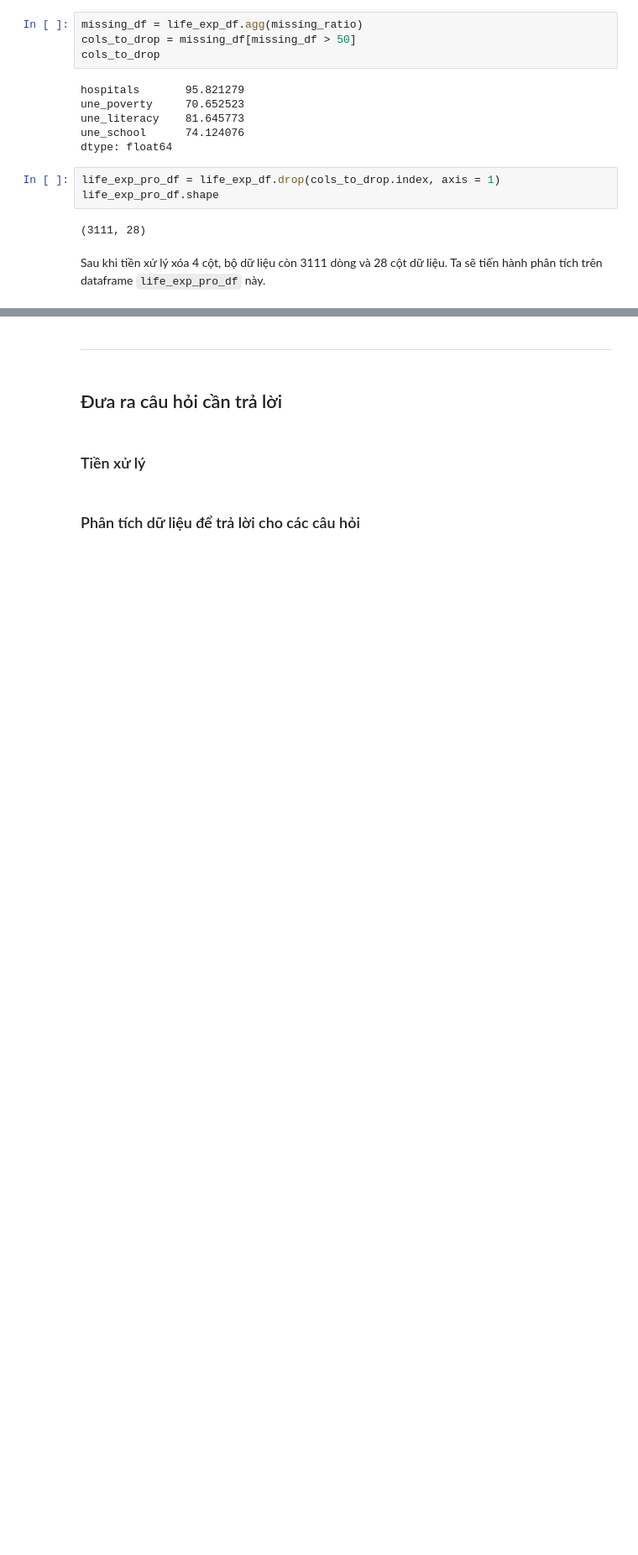
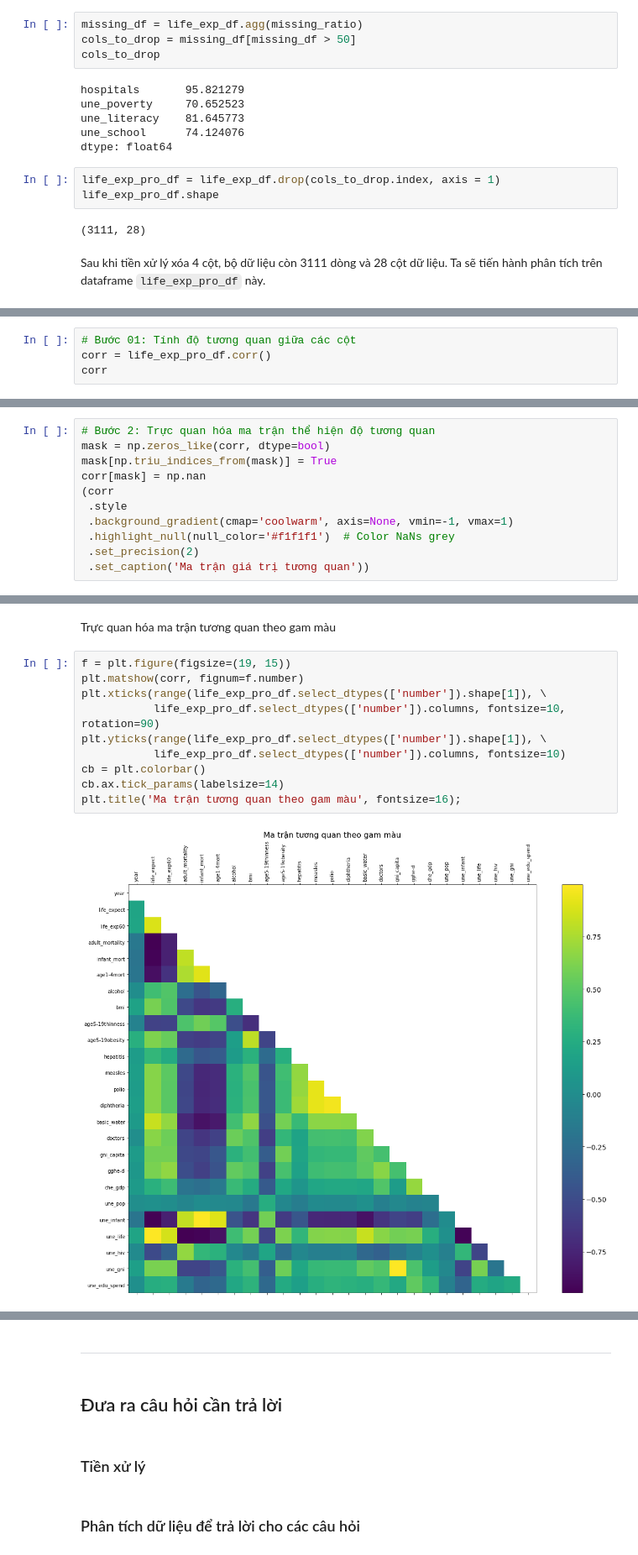
Before and after one commit to tronglocbrvt/FinalProject-P4DS, a Jupyter notebook: 18120197_19120068.ipynb, the cells around one changed output, grey strips where cells are left out. Shown at 84% size. Saved outputs shown, nothing was run; the diff lists cells and outputs as text; blank space fills up the shorter version.

```diff
--- a/18120197_19120068.ipynb
+++ b/18120197_19120068.ipynb
@@ -242,0 +251,4 @@ Sau khi tiền xử lý xóa 4 cột, bộ dữ liệu còn 3111 dòng và 28 c
+# %%
+# Bước 01: Tính độ tương quan giữa các cột
+corr = life_exp_pro_df.corr()
+corr
@@ -242,0 +274,11 @@ Sau khi tiền xử lý xóa 4 cột, bộ dữ liệu còn 3111 dòng và 28 c
+# %%
+# Bước 2: Trực quan hóa ma trận thể hiện độ tương quan
+mask = np.zeros_like(corr, dtype=bool)
+mask[np.triu_indices_from(mask)] = True
+corr[mask] = np.nan
+(corr
+ .style
+ .background_gradient(cmap='coolwarm', axis=None, vmin=-1, vmax=1)
+ .highlight_null(null_color='#f1f1f1')  # Color NaNs grey
+ .set_precision(2)
+ .set_caption('Ma trận giá trị tương quan'))
@@ -242,0 +304,14 @@ Sau khi tiền xử lý xóa 4 cột, bộ dữ liệu còn 3111 dòng và 28 c
+# %% [markdown]
+Trực quan hóa ma trận tương quan theo gam màu
+# %%
+f = plt.figure(figsize=(19, 15))
+plt.matshow(corr, fignum=f.number)
+plt.xticks(range(life_exp_pro_df.select_dtypes(['number']).shape[1]), \
+           life_exp_pro_df.select_dtypes(['number']).columns, fontsize=10, rotation=90)
+plt.yticks(range(life_exp_pro_df.select_dtypes(['number']).shape[1]), \
+           life_exp_pro_df.select_dtypes(['number']).columns, fontsize=10)
+cb = plt.colorbar()
+cb.ax.tick_params(labelsize=14)
+plt.title('Ma trận tương quan theo gam màu', fontsize=16);
+# %% [output]
+[figure, added]
```
Also changed, not shown: parts of 33 cells of this notebook.
